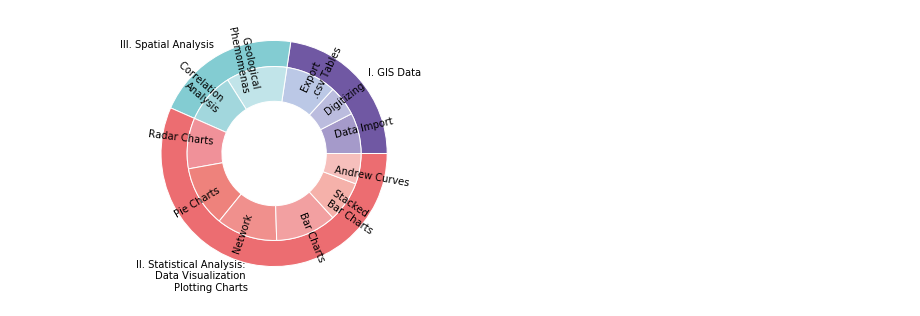
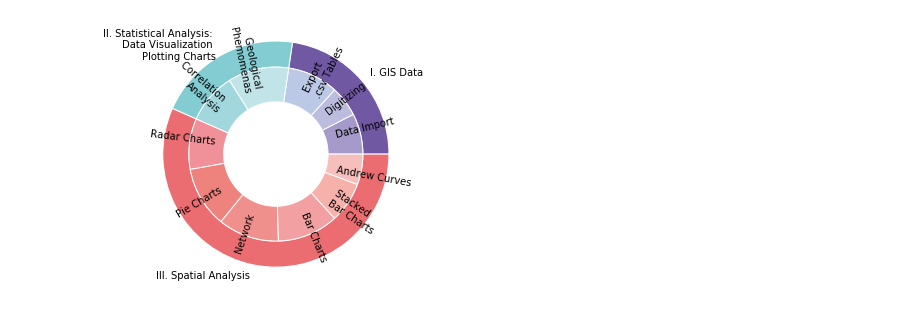
Before and after one commit to paulinelemenkova/Python-023-Donuts, a Jupyter notebook: Script-023-Donuts.ipynb, the cells around one changed output. Saved outputs shown, nothing was run; the diff lists cells and outputs as text; code cells hidden in the pictures.

```diff
--- a/Script-023-Donuts.ipynb
+++ b/Script-023-Donuts.ipynb
@@ -1,34 +1,34 @@
 # %%
-# Libraries
 import matplotlib.pyplot as plt
-
+#
 # Make data: I have 3 groups and 7 subgroups
-group_names=['I. GIS Data', 'III. Spatial Analysis', 'II. Statistical Analysis: \nData Visualization \nPlotting Charts']
+group_names=['I. GIS Data',
+            'II. Statistical Analysis: \nData Visualization \nPlotting Charts',
+            'III. Spatial Analysis', ]
 group_size=[12,11,30]
 subgroup_names=['Data Import', 'Digitizing', 'Export \n.csv Tables',
                 'Geological \nPhemomenas', 'Correlation \nAnalysis',
-                'Radar Charts', 'Pie Charts', 'Network', 'Bar Charts', 'Stacked \nBar Charts', 'Andrew Curves']
+                'Radar Charts', 'Pie Charts', 'Network', 'Bar Charts',
+                'Stacked \nBar Charts', 'Andrew Curves']
 subgroup_size=[4,3,5,6,5,5,6,6,6,4,3]
-
+#
 # Create colors
 a, b, c=[plt.cm.Blues, plt.cm.Reds, plt.cm.Greens]
-
+#
 # First Ring (outside)
 fig, ax = plt.subplots()
 ax.axis('equal')
 mypie, _ = ax.pie(group_size, radius=1.3, labels=group_names, colors=['#7058a3', '#83ccd2', '#ec6d71'] )
 plt.setp( mypie, width=0.3, edgecolor='white')
-
+#
 # Second Ring (Inside)
 mypie2, _ = ax.pie(subgroup_size, radius=1.3-0.3, labels=subgroup_names, labeldistance=0.7,
                    colors=['#a59aca', '#bbbcde', '#bbc8e6',
-                           '#c1e4e9', '#a2d7dd',
-                           '#f09199', '#ee827c', '#f0908d', '#f2a0a1', '#f5b1aa', '#f6bfbc'],
+                           '#c1e4e9', '#a2d7dd', '#f09199', '#ee827c',
+                           '#f0908d', '#f2a0a1', '#f5b1aa', '#f6bfbc'],
                   rotatelabels = 30)
 plt.setp( mypie2, width=0.4, edgecolor='white')
 plt.margins(0,0)
-
-# show it
 plt.show()
 # %% [output]
-[figure, old version]
+[figure, new version]
```
Also changed, not shown: 1 other file.
